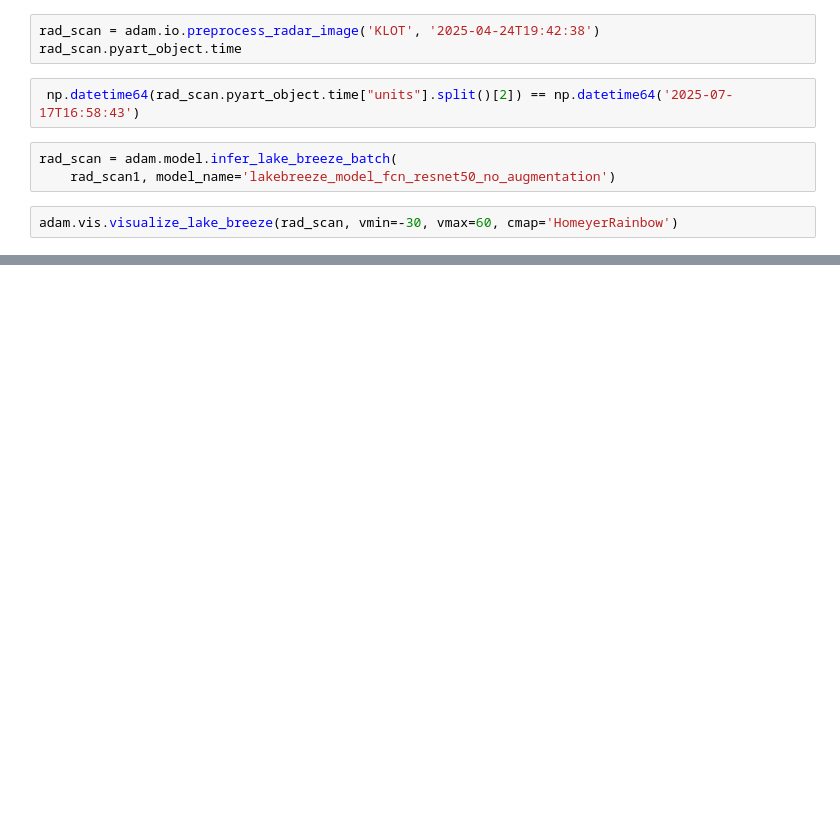
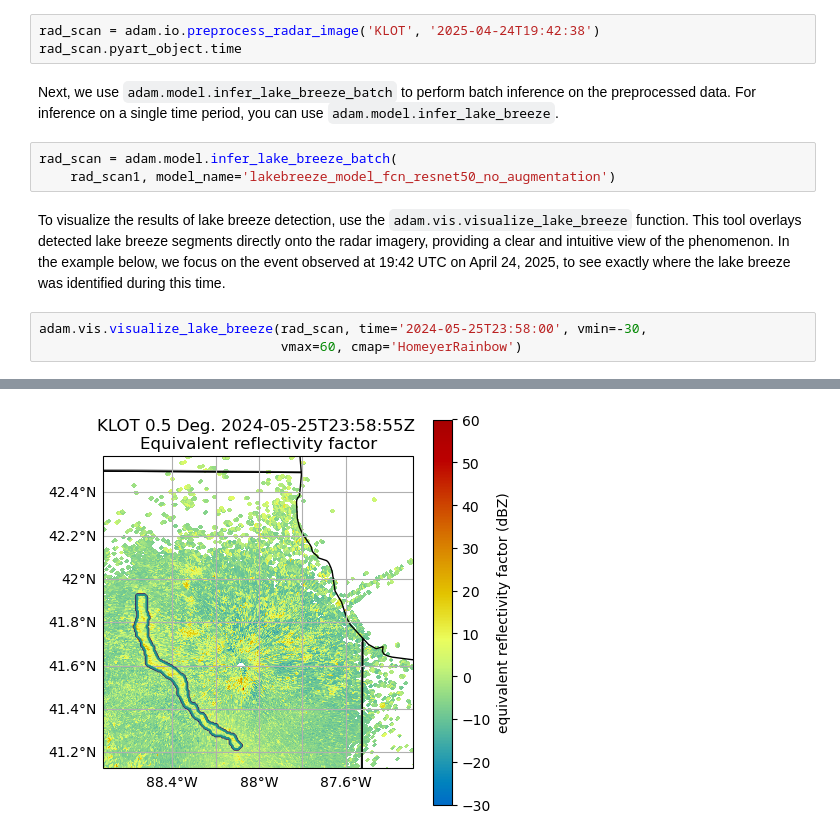
Before and after one commit to rcjackson/ADAM, a Jupyter notebook: notebooks/lake_breeze_detection_example.ipynb, the cells around one changed output, grey strips where cells are left out. Drawn from its saved outputs; the diff is of its cells as text; blank space fills up the shorter version.

```diff
--- a/notebooks/lake_breeze_detection_example.ipynb
+++ b/notebooks/lake_breeze_detection_example.ipynb
@@ -39,11 +50,14 @@ If you want to process a single radar image, use
 # %%
 rad_scan = adam.io.preprocess_radar_image('KLOT', '2025-04-24T19:42:38')
 rad_scan.pyart_object.time
-# %%
- np.datetime64(rad_scan.pyart_object.time["units"].split()[2]) == np.datetime64('2025-07-17T16:58:43')
+# %% [markdown]
+Next, we use `adam.model.infer_lake_breeze_batch` to perform batch inference on the preprocessed data. For inference on a single time period, you can use `adam.model.infer_lake_breeze`.
 # %%
 rad_scan = adam.model.infer_lake_breeze_batch(
     rad_scan1, model_name='lakebreeze_model_fcn_resnet50_no_augmentation')
+# %% [markdown]
+To visualize the results of lake breeze detection, use the `adam.vis.visualize_lake_breeze` function. This tool overlays detected lake breeze segments directly onto the radar imagery, providing a clear and intuitive view of the phenomenon. In the example below, we focus on the event observed at 19:42 UTC on April 24, 2025, to see exactly where the lake breeze was identified during this time.
 # %%
-adam.vis.visualize_lake_breeze(rad_scan, vmin=-30, vmax=60, cmap='HomeyerRainbow')
+adam.vis.visualize_lake_breeze(rad_scan, time='2024-05-25T23:58:00', vmin=-30,
+                               vmax=60, cmap='HomeyerRainbow')
 # %% [output]
@@ -51 +66,2 @@ ValueError: Since the input radar_scan represents a batch of radar files, the UT
+[figure, added]
 # %% [markdown]
```
Also changed, not shown: parts of 13 cells of this notebook, 10 other files.
